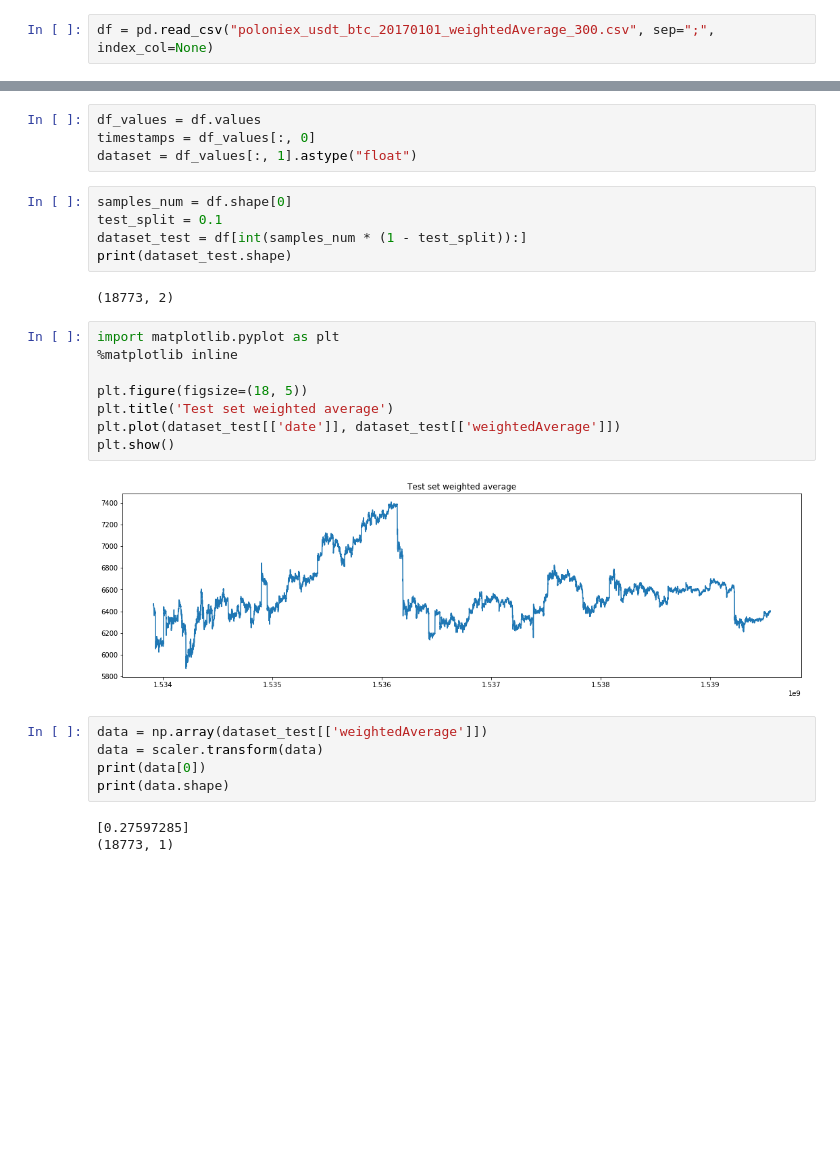
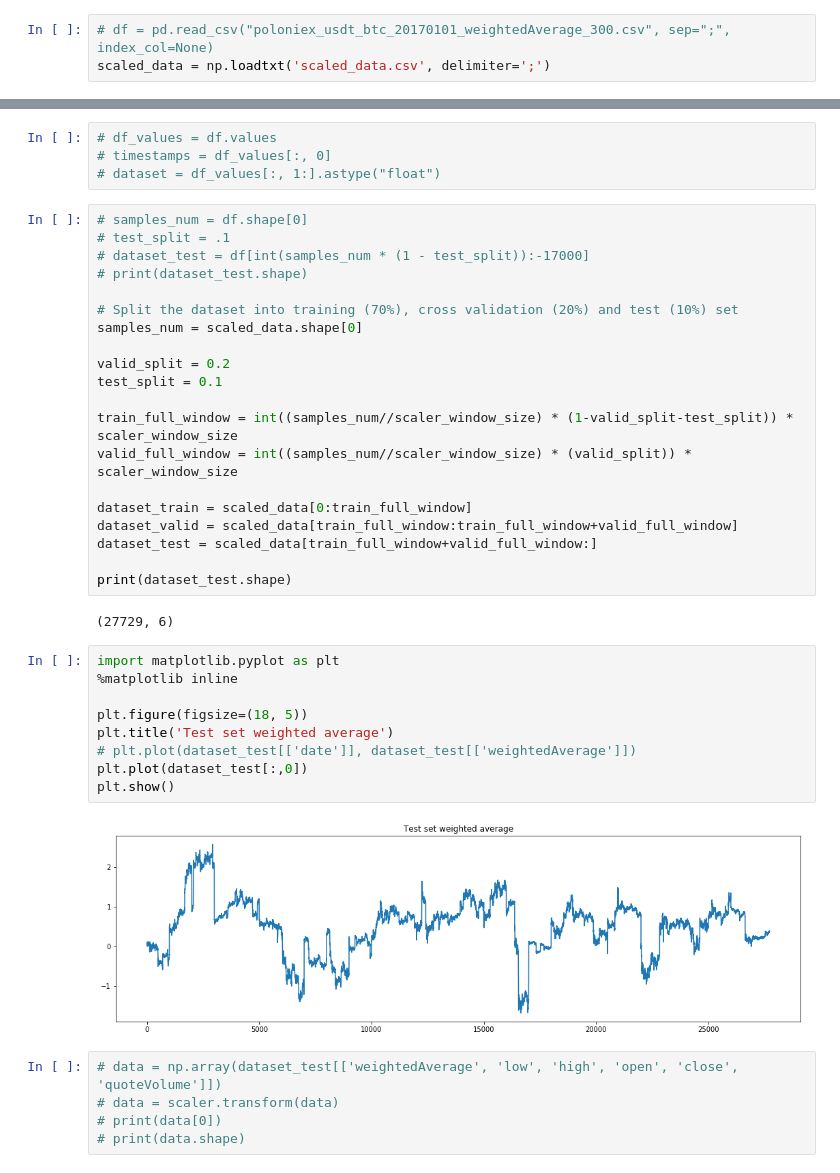
Before and after one commit to bana513/DeepLearningHomework, a Jupyter notebook: Prediction.ipynb, the cells around one changed output, grey strips where cells are left out. Cells and saved outputs as stored; diff of their text form; blank space fills up the shorter version.

```diff
--- a/Prediction.ipynb
+++ b/Prediction.ipynb
@@ -11,4 +24,5 @@ model = load_model('model.h5')
 model.load_weights("weights.hdf5")
 scaler = joblib.load("scaler.save")
 # %%
-df = pd.read_csv("poloniex_usdt_btc_20170101_weightedAverage_300.csv", sep=";", index_col=None)
+# df = pd.read_csv("poloniex_usdt_btc_20170101_weightedAverage_300.csv", sep=";", index_col=None)
+scaled_data = np.loadtxt('scaled_data.csv', delimiter=';')
@@ -24,29 +43,42 @@ df.tail()
 # %%
-df_values = df.values
-timestamps = df_values[:, 0]
-dataset = df_values[:, 1].astype("float")
+# df_values = df.values
+# timestamps = df_values[:, 0]
+# dataset = df_values[:, 1:].astype("float")
-# %%
-samples_num = df.shape[0]
-test_split = 0.1
-dataset_test = df[int(samples_num * (1 - test_split)):]
-print(dataset_test.shape)
-# %% [output]
-(18773, 2)
+# %%
+# samples_num = df.shape[0]
+# test_split = .1
+# dataset_test = df[int(samples_num * (1 - test_split)):-17000]
+# print(dataset_test.shape)
+
+# Split the dataset into training (70%), cross validation (20%) and test (10%) set
+samples_num = scaled_data.shape[0]
+
+valid_split = 0.2
+test_split = 0.1
+
+train_full_window = int((samples_num//scaler_window_size) * (1-valid_split-test_split)) * scaler_window_size
+valid_full_window = int((samples_num//scaler_window_size) * (valid_split)) * scaler_window_size
+
+dataset_train = scaled_data[0:train_full_window]
+dataset_valid = scaled_data[train_full_window:train_full_window+valid_full_window]
+dataset_test = scaled_data[train_full_window+valid_full_window:]
+
+print(dataset_test.shape)
+# %% [output]
+(27729, 6)
 # %%
 import matplotlib.pyplot as plt
 %matplotlib inline
 
 plt.figure(figsize=(18, 5))
 plt.title('Test set weighted average')
-plt.plot(dataset_test[['date']], dataset_test[['weightedAverage']])
+# plt.plot(dataset_test[['date']], dataset_test[['weightedAverage']])
+plt.plot(dataset_test[:,0])
 plt.show()
 # %% [output]
-[figure, old version]
+[figure, new version]
 # %%
-data = np.array(dataset_test[['weightedAverage']])
-data = scaler.transform(data)
-print(data[0])
-print(data.shape)
+# data = np.array(dataset_test[['weightedAverage', 'low', 'high', 'open', 'close', 'quoteVolume']])
+# data = scaler.transform(data)
+# print(data[0])
+# print(data.shape)
-# %% [output]
-[0.27597285]
-(18773, 1)
```
Also changed, not shown: parts of 9 cells of this notebook, 5 other files.
